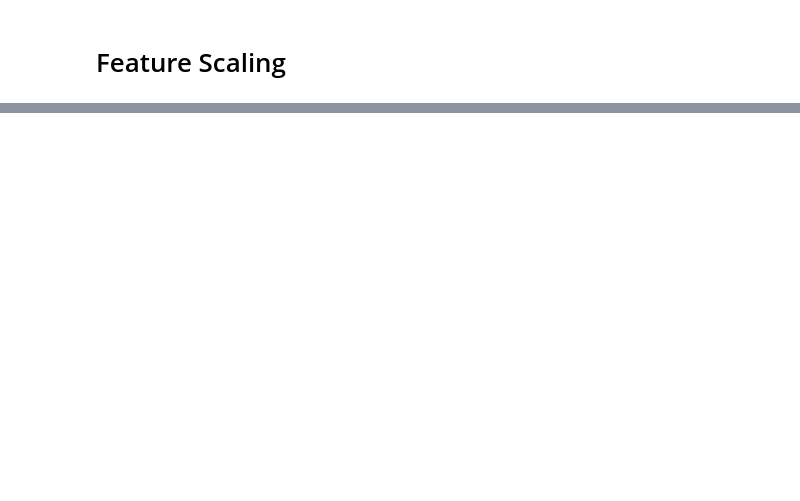
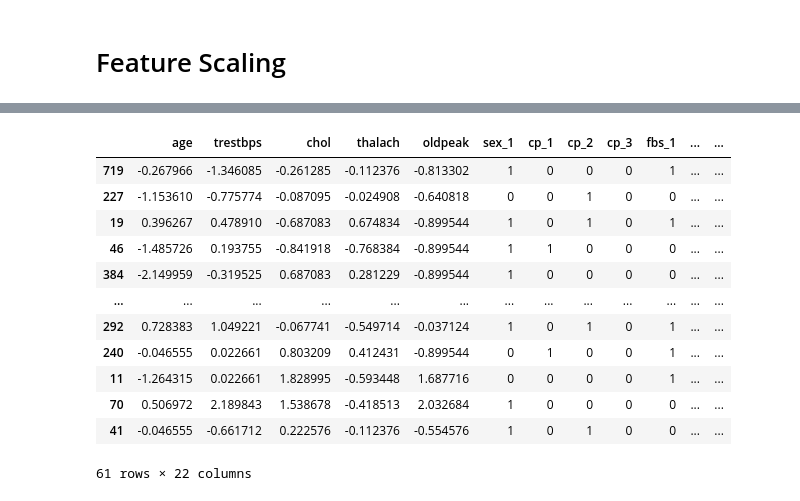
Before and after one commit to Arya-Deep-31/Heart, a Jupyter notebook: Heart_Disease_Analysis.ipynb, the cells around one changed output, grey strips where cells are left out. Cells and saved outputs as stored; diff of their text form; code cells hidden in the pictures; blank space fills up the shorter version.

```diff
--- a/Heart_Disease_Analysis.ipynb
+++ b/Heart_Disease_Analysis.ipynb
@@ -306,0 +353,16 @@ data.head()
+# %%
+X_test
+# %% [output]
+|  | age | trestbps | chol | thalach | oldpeak | sex_1 | cp_1 | cp_2 | cp_3 | fbs_1 | ... | ... |
+| 719 | -0.267966 | -1.346085 | -0.261285 | -0.112376 | -0.813302 | 1 | 0 | 0 | 0 | 1 | ... | ... |
+| 227 | -1.153610 | -0.775774 | -0.087095 | -0.024908 | -0.640818 | 0 | 0 | 1 | 0 | 0 | ... | ... |
+| 19 | 0.396267 | 0.478910 | -0.687083 | 0.674834 | -0.899544 | 1 | 0 | 1 | 0 | 1 | ... | ... |
+| 46 | -1.485726 | 0.193755 | -0.841918 | -0.768384 | -0.899544 | 1 | 1 | 0 | 0 | 0 | ... | ... |
+| 384 | -2.149959 | -0.319525 | 0.687083 | 0.281229 | -0.899544 | 1 | 0 | 0 | 0 | 0 | ... | ... |
+| ... | ... | ... | ... | ... | ... | ... | ... | ... | ... | ... | ... | ... |
+| 292 | 0.728383 | 1.049221 | -0.067741 | -0.549714 | -0.037124 | 1 | 0 | 1 | 0 | 1 | ... | ... |
+| 240 | -0.046555 | 0.022661 | 0.803209 | 0.412431 | -0.899544 | 0 | 1 | 0 | 0 | 1 | ... | ... |
+| 11 | -1.264315 | 0.022661 | 1.828995 | -0.593448 | 1.687716 | 0 | 0 | 0 | 0 | 1 | ... | ... |
+| 70 | 0.506972 | 2.189843 | 1.538678 | -0.418513 | 2.032684 | 1 | 0 | 0 | 0 | 0 | ... | ... |
+| 41 | -0.046555 | -0.661712 | 0.222576 | -0.112376 | -0.554576 | 1 | 0 | 1 | 0 | 0 | ... | ... |
+61 rows × 22 columns
```
Also changed, not shown: parts of 72 cells of this notebook.
